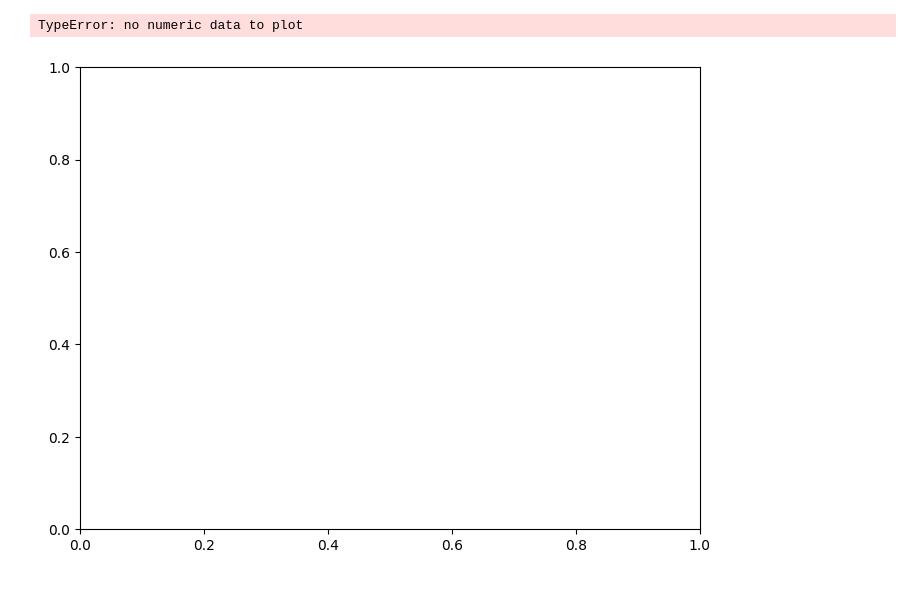
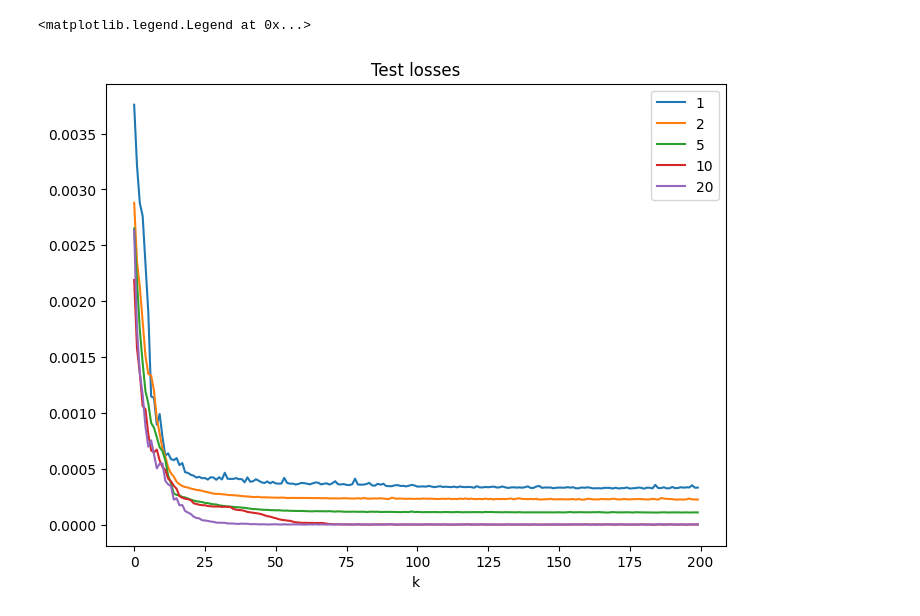
Before and after one commit to notger/motley_crew_of_models, a Jupyter notebook: variational_auto_encoder/study_analysis.ipynb, the cells around one changed output. Cells and saved outputs as stored; diff of their text form; code cells hidden in the pictures.

```diff
--- a/variational_auto_encoder/study_analysis.ipynb
+++ b/variational_auto_encoder/study_analysis.ipynb
@@ -2,7 +2,7 @@
 import pandas as pd
 import matplotlib.pyplot as plt
 # %%
-df = pd.read_csv('vae_study.csv', ignore)
+df = pd.read_csv('vae_study_n_informative_5.csv')
 # %%
 df.head()
 # %% [output]
@@ -35,9 +15,8 @@ list(df.test_losses)
 # %%
-
 fig = plt.figure(figsize=(8, 6))  # Create a figure instance
 ax = fig.add_subplot(111)  # Add axes to the figure
-df.sort_values('k').groupby('n_embeddings').plot(x='k', y='test_losses', kind='line', sharex=True, sharey=True, ax=ax)
+df.sort_values('k').groupby('n_embeddings').plot(x='k', y='test_losses', kind='line', sharex=True, sharey=True, ax=ax, title='Test losses')
 plt.legend(list(df.n_embeddings.unique()))
 # %% [output]
-TypeError: no numeric data to plot
+<matplotlib.legend.Legend at 0x...>
-[figure, old version]
+[figure, new version]
```
Also changed, not shown: parts of 3 cells of this notebook, 1 other file.
